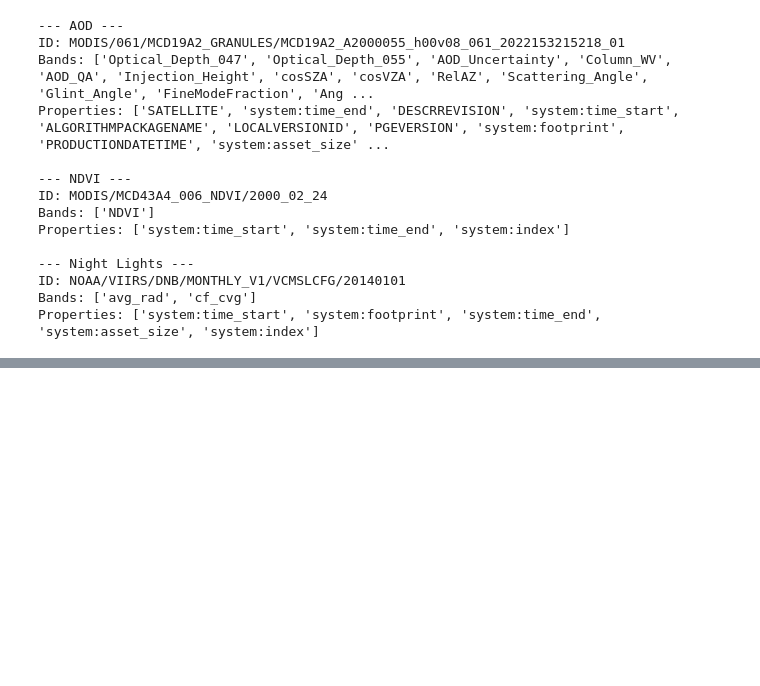
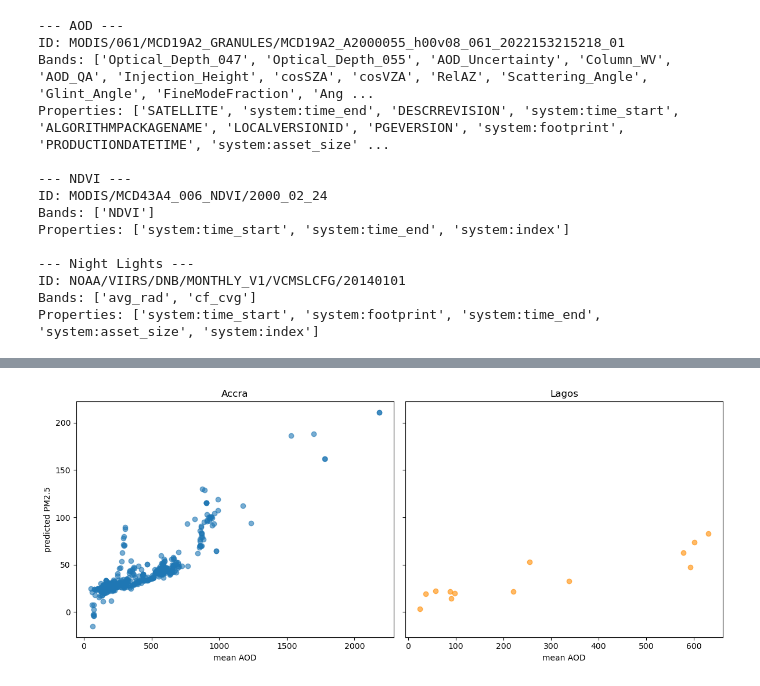
Before and after one commit to sabrinahu5/stat288-final-project, a Jupyter notebook: gee_processing.ipynb, the cells around one changed output, grey strips where cells are left out. Cells and saved outputs as stored; diff of their text form; code cells hidden in the pictures; blank space fills up the shorter version.

```diff
--- a/gee_processing.ipynb
+++ b/gee_processing.ipynb
@@ -865,0 +755,6 @@ R²: 0.2908
+# %%
+sample_patch = train_df['patch'].iloc[0]
+input_shape = sample_patch.shape  # e.g., (32, 32, 1) or (32, 32, 3)
+
+model = build_cnn_model(input_shape)
+model.summary()
@@ -865,0 +792,3 @@ R²: 0.2908
+# %%
+# Pre-train on Delhi + Bangkok
+model = train_model(model, X_tr, y_tr, X_va, y_va)
@@ -865,0 +1068,9 @@ R²: 0.2908
+# %%
+def df_to_gdf(df, lon="longitude", lat="latitude", crs="EPSG:4326"):
+    """Convert df[lon,lat] to a GeoDataFrame."""
+    gdf = gpd.GeoDataFrame(
+        df.copy(),
+        geometry=[Point(xy) for xy in zip(df[lon], df[lat])],
+        crs=crs
+    )
+    return gdf
@@ -865,0 +1191,13 @@ R²: 0.2908
+# %%
+def add_mean_band(df, patch_col="patch", band_idx=0, new_col="mean_AOD"):
+    """
+    Given df[patch_col] where patch is an array H×W×C,
+    extract channel `band_idx` (0 for AOD) and compute its mean.
+    """
+    df = df.copy()
+    df[new_col] = df[patch_col].apply(lambda p: float(np.nanmean(p[..., band_idx])))
+    return df
+
+# compute mean AOD on both
+accra_gdf = add_mean_band(accra_gdf, band_idx=0, new_col="mean_AOD")
+lagos_gdf = add_mean_band(lagos_gdf, band_idx=0, new_col="mean_AOD")
@@ -865,0 +1209,15 @@ R²: 0.2908
+# %%
+fig, axes = plt.subplots(1, 2, figsize=(12, 5), sharey=True)
+axes[0].scatter(accra_gdf["mean_AOD"], accra_gdf["prediction"], alpha=0.6)
+axes[0].set_title("Accra")
+axes[0].set_xlabel("mean AOD")
+axes[0].set_ylabel("predicted PM2.5")
+
+axes[1].scatter(lagos_gdf["mean_AOD"], lagos_gdf["prediction"], alpha=0.6, color="darkorange")
+axes[1].set_title("Lagos")
+axes[1].set_xlabel("mean AOD")
+
+plt.tight_layout()
+plt.show()
+# %% [output]
+[figure, added]
```
Also changed, not shown: parts of 60 cells of this notebook, 9 other files.
